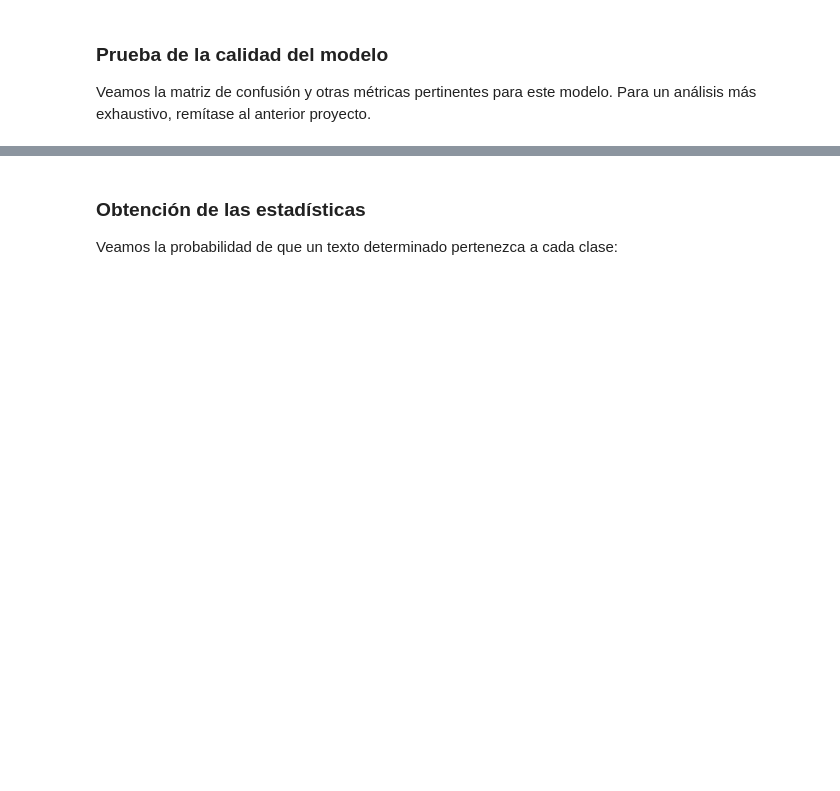
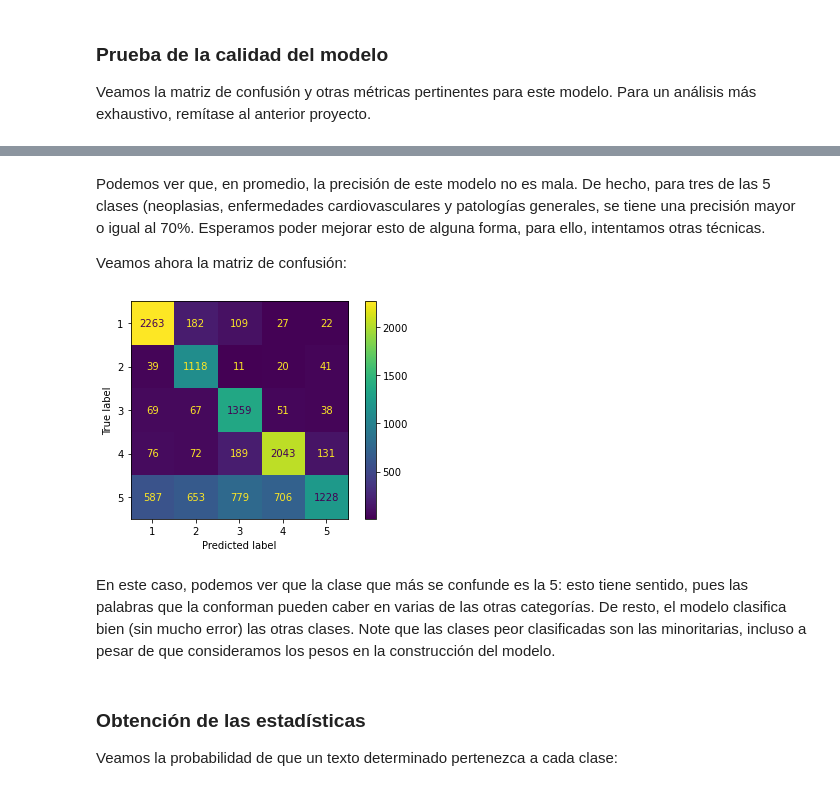
Before and after one commit to Brenda-cbp/Proyecto1_fase2_BI, a Jupyter notebook: notebooks/Proyecto 1 - Fase 2 - Alvarez - Barahona - Plata.ipynb, the cells around one changed output, grey strips where cells are left out. Drawn from its saved outputs; the diff is of its cells as text; code cells hidden in the pictures; blank space fills up the shorter version.

Commit message:
Modelo funcional y corrido sobre todos los datos. Falta readme e informe, y cuadrar con el front.

```diff
--- a/notebooks/Proyecto 1 - Fase 2 - Alvarez - Barahona - Plata.ipynb
+++ b/notebooks/Proyecto 1 - Fase 2 - Alvarez - Barahona - Plata.ipynb
@@ -247,7 +272,7 @@ En la iteración pasada, diseñamos tres algoritmos de Machine Learning para pro
 # %%
 diagnoses =pd.read_csv('ApoyoDiagnosticoEstudiante/medical_text_clasificacion.csv')
 X, Y = diagnoses.drop(['problems_described'], axis=1), diagnoses['problems_described']
-X_train, X_test, Y_train, Y_test = train_test_split(X, Y,stratify=Y,test_size=0.95, random_state=28)
+X_train, X_test, Y_train, Y_test = train_test_split(X, Y,stratify=Y,test_size=0.01, random_state=28)
 data_train = pd.concat( [X_train, Y_train], axis=1)
 # %% [markdown]
 ### Manejo de desbalanceo de las clases
@@ -258,8 +283,8 @@ Lo que sí podemos hacer es considerar pesos. Así, el modelo podrá prestar may
 # %%
 class_weights = class_weight.compute_class_weight(
                 class_weight = 'balanced',
-                classes = np.unique(diagnoses['problems_described']),
-                y = diagnoses['problems_described'])
+                classes = np.unique(Y_train),
+                y = Y_train)
 train_class_weights_ = dict(enumerate(class_weights, start=1))
 train_class_weights = dict(enumerate(class_weights))
 # %% [markdown]
@@ -324,7 +349,8 @@ pipe.steps.append((('model', clf)))
 # %%
 pipe_elegida = pipe.fit(X, Y,
                         model__class_weight=train_class_weights,
-                        model__validation_split=0.2,
-                        model__epochs= 100)
+                        model__callbacks=EarlyStopping(monitor='val_loss', patience=10, verbose=1, mode='auto', baseline=None),
+                        model__validation_split=0.01,
+                        model__epochs= 50)
 # %% [output]
 Model successfuly loaded
@@ -350,3 +373,9 @@ Epoch 100/100
 # %% [markdown]
 ### Prueba de la calidad del modelo
 Veamos la matriz de confusión y otras métricas pertinentes para este modelo. Para un análisis más exhaustivo, remítase al anterior proyecto.
+# %%
+y_pred = pipe_elegida.predict(X) + 1 # Sumamos 1 para que las clases nos queden entre 1 y 5
+Y_tr = Y.argmax(1) + 1 # Sumamos 1 para que las clases nos queden entre 1 y 5
+
+print('---Reporte para el modelo construido---')
+print(classification_report(Y_tr, y_pred))
@@ -353,3 +395,16 @@ Veamos la matriz de confusión y otras métricas pertinentes para este modelo. P
+# %% [markdown]
+Podemos ver que, en promedio, la precisión de este modelo no es mala. De hecho, para tres de las 5 clases (neoplasias, enfermedades cardiovasculares y patologías generales, se tiene una precisión mayor o igual al 70%. Esperamos poder mejorar esto de alguna forma, para ello, intentamos otras técnicas.
+
+Veamos ahora la matriz de confusión:
+# %%
+cm = confusion_matrix(Y_tr, y_pred)
+disp = ConfusionMatrixDisplay(confusion_matrix=cm, display_labels= np.arange(1,6))
+disp.plot()
+plt.show()
+# %% [output]
+[figure, added]
+# %% [markdown]
+En este caso, podemos ver que la clase que más se confunde es la 5: esto tiene sentido, pues las palabras que la conforman pueden caber en varias de las otras categorías. De resto, el modelo clasifica bien (sin mucho error) las otras clases. Note que las clases peor clasificadas son las minoritarias, incluso a pesar de que consideramos los pesos en la construcción del modelo.
 # %% [markdown]
 ### Obtención de las estadísticas
 Veamos la probabilidad de que un texto determinado pertenezca a cada clase:
```
Also changed, not shown: parts of 16 cells of this notebook, 2 other files.
